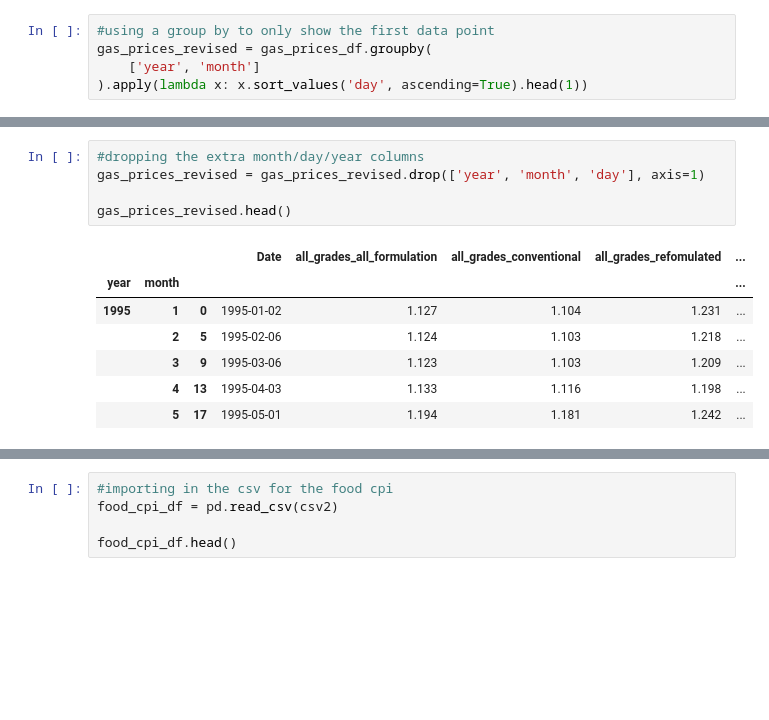
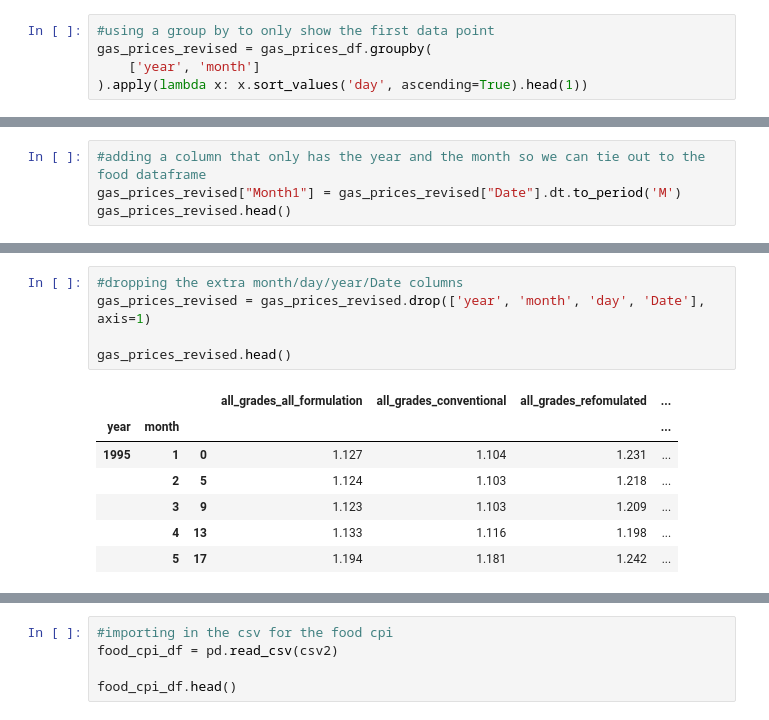
Before and after one commit to Jblueart/winning_project, a Jupyter notebook: cleaning_data_1.ipynb, the cells around one changed output, grey strips where cells are left out. Saved outputs shown, nothing was run; the diff lists cells and outputs as text; blank space fills up the shorter version.

Commit message:
may not be my final commit as i need to change the date to varchar but alas here is this update for tonight

```diff
--- a/cleaning_data_1.ipynb
+++ b/cleaning_data_1.ipynb
@@ -98,0 +88,4 @@ gas_prices_revised.head(20)
+# %%
+#adding a column that only has the year and the month so we can tie out to the food dataframe
+gas_prices_revised["Month1"] = gas_prices_revised["Date"].dt.to_period('M')
+gas_prices_revised.head()
@@ -99,15 +100,15 @@ gas_prices_revised.head(20)
 # %%
-#dropping the extra month/day/year columns
-gas_prices_revised = gas_prices_revised.drop(['year', 'month', 'day'], axis=1)
+#dropping the extra month/day/year/Date columns
+gas_prices_revised = gas_prices_revised.drop(['year', 'month', 'day', 'Date'], axis=1)
 
 gas_prices_revised.head()
 # %% [output]
-|  |  |  | Date | all_grades_all_formulation | all_grades_conventional | all_grades_refomulated | ... |
-| year | month |  |  |  |  |  | ... |
-| 1995 | 1 | 0 | 1995-01-02 | 1.127 | 1.104 | 1.231 | ... |
-|  | 2 | 5 | 1995-02-06 | 1.124 | 1.103 | 1.218 | ... |
-|  | 3 | 9 | 1995-03-06 | 1.123 | 1.103 | 1.209 | ... |
-|  | 4 | 13 | 1995-04-03 | 1.133 | 1.116 | 1.198 | ... |
-|  | 5 | 17 | 1995-05-01 | 1.194 | 1.181 | 1.242 | ... |
+|  |  |  | all_grades_all_formulation | all_grades_conventional | all_grades_refomulated | ... |
+| year | month |  |  |  |  | ... |
+| 1995 | 1 | 0 | 1.127 | 1.104 | 1.231 | ... |
+|  | 2 | 5 | 1.124 | 1.103 | 1.218 | ... |
+|  | 3 | 9 | 1.123 | 1.103 | 1.209 | ... |
+|  | 4 | 13 | 1.133 | 1.116 | 1.198 | ... |
+|  | 5 | 17 | 1.194 | 1.181 | 1.242 | ... |
 # %%
 #resetting the index so its not by date
```
Also changed, not shown: parts of 16 cells of this notebook, 6 other files.
